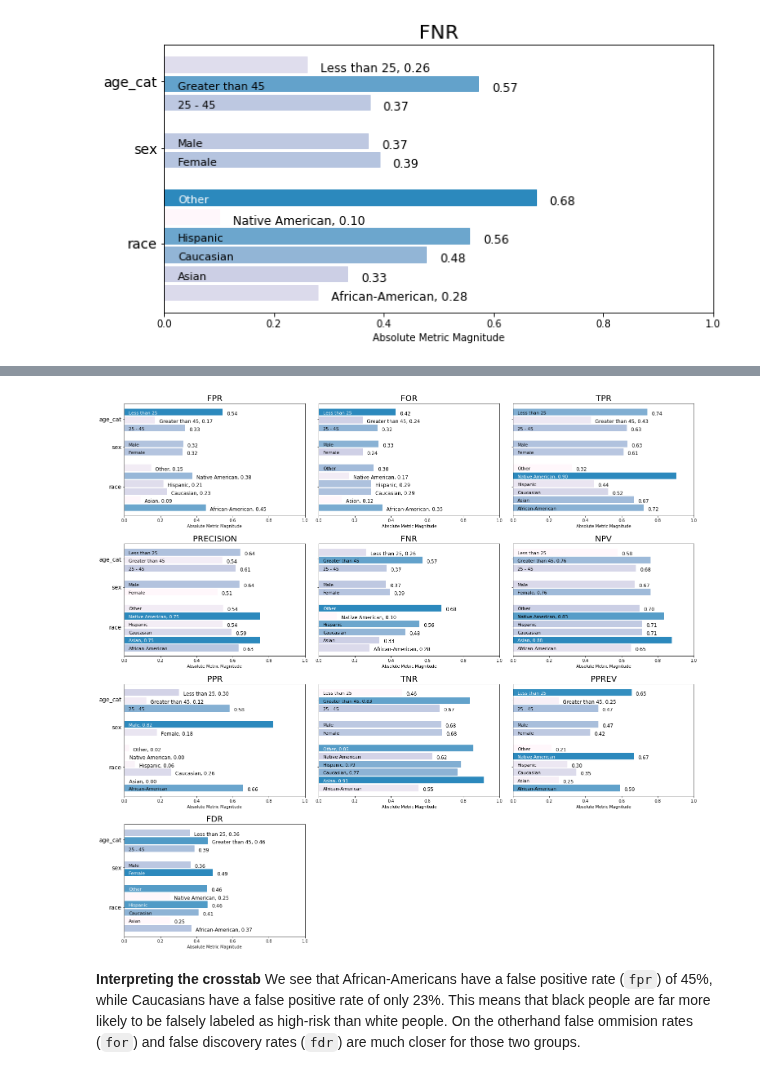
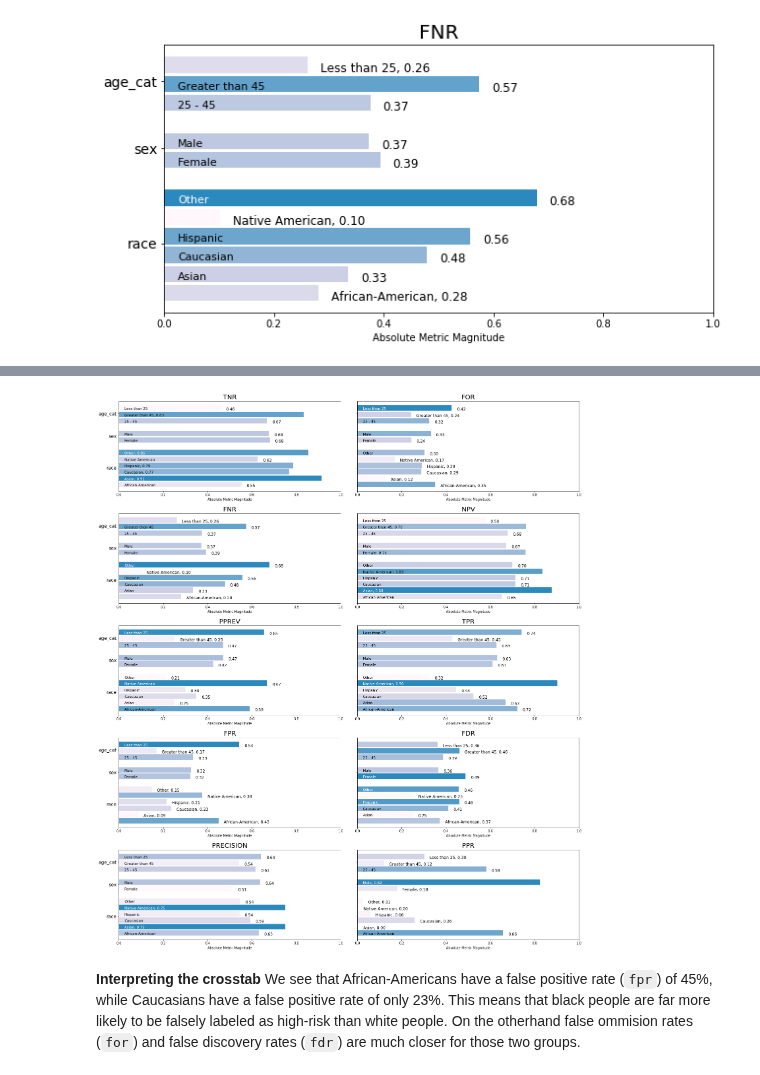
Before and after one commit to dssg/aequitas, a Jupyter notebook: docs/source/examples/compas_demo.ipynb, the cells around one changed output, grey strips where cells are left out. Cells and saved outputs as stored; diff of their text form; code cells hidden in the pictures.

```diff
--- a/docs/source/examples/compas_demo.ipynb
+++ b/docs/source/examples/compas_demo.ipynb
@@ -201,7 +201,7 @@ a = aqp.plot_group_metric_all(xtab)
 # %%
-p = aqp.plot_group_metric_all(xtab, metrics='all')
+p = aqp.plot_group_metric_all(xtab, metrics='all', ncols=2)
 # %% [output]
-[figure, old version]
+[figure, new version]
 # %% [markdown]
 __Interpreting the crosstab__
 We see that African-Americans have a false positive rate (`fpr`) of 45%, while Caucasians have a false positive rate of only 23%. This means that black people are far more likely to be falsely labeled as high-risk than white people. On the otherhand false ommision rates (`for`) and false discovery rates (`fdr`) are much closer for those two groups.
```
Also changed, not shown: parts of 20 cells of this notebook.
